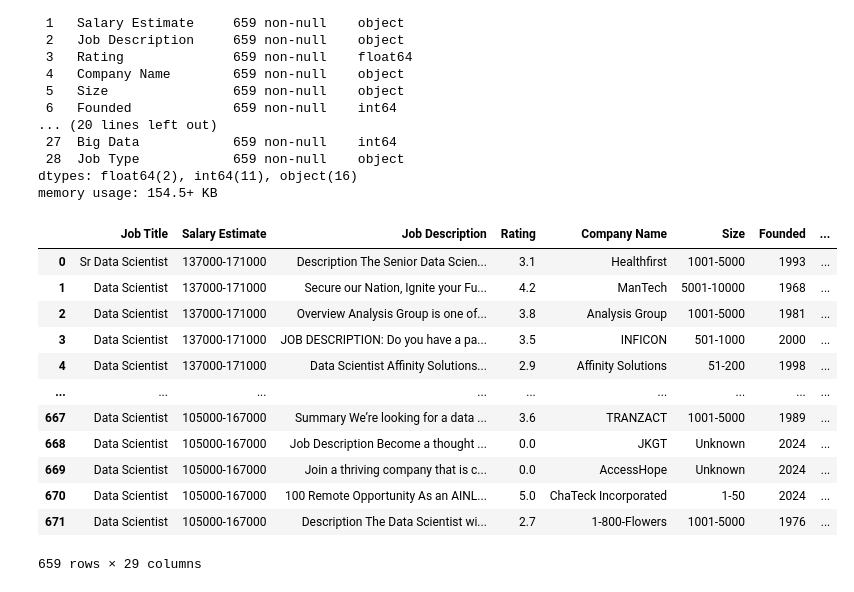
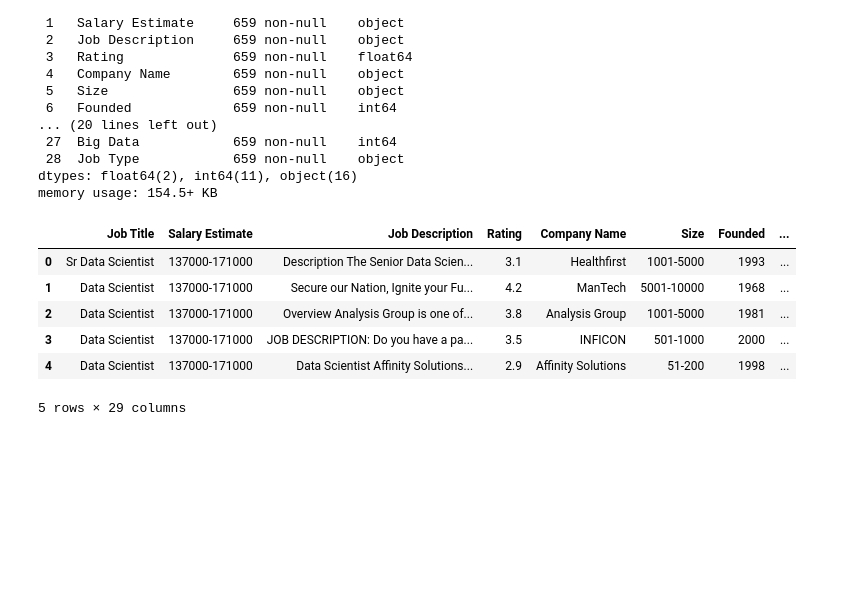
Before and after one commit to ekirush/Portfolio, a Jupyter notebook: DATA CLEANING/DATA CLEANING - Data Science Job Posting on Glassdoor.ipynb, the cells around one changed output. Saved outputs shown, nothing was run; the diff lists cells and outputs as text; code cells hidden in the pictures; blank space fills up the shorter version.

Commit message:
Updated glassdoor

```diff
--- a/DATA CLEANING/DATA CLEANING - Data Science Job Posting on Glassdoor.ipynb
+++ b/DATA CLEANING/DATA CLEANING - Data Science Job Posting on Glassdoor.ipynb
@@ -23,7 +33,7 @@ for dirname, _, filenames in os.walk('/kaggle/input'):
 import re
 from datetime import datetime
 # %%
-data = pd.read_csv('/kaggle/input/data-science-job-posting-on-glassdoor/Uncleaned_DS_jobs.csv',index_col="index")
+data = pd.read_csv('/home/ekirush/Documents/MyPortfolio/Portfolio/DATA CLEANING/Uncleaned_DS_jobs.csv',index_col="index")
 # data2 = pd.read_csv('/kaggle/input/data-science-job-posting-on-glassdoor/Cleaned_DS_Jobs.csv')
 data.head(10)
 # %% [output]
@@ -851,18 +861,12 @@ memory usage: 154.5+ KB
 # Trimming string data in the dataset
 data = data.apply(lambda x: x.strip() if isinstance(x,str) else x)
 # %%
-data
+data.head()
 # %% [output]
 |  | Job Title | Salary Estimate | Job Description | Rating | Company Name | Size | Founded | ... |
 | 0 | Sr Data Scientist | 137000-171000 | Description The Senior Data Scien... | 3.1 | Healthfirst | 1001-5000 | 1993 | ... |
 | 1 | Data Scientist | 137000-171000 | Secure our Nation, Ignite your Fu... | 4.2 | ManTech | 5001-10000 | 1968 | ... |
 | 2 | Data Scientist | 137000-171000 | Overview Analysis Group is one of... | 3.8 | Analysis Group | 1001-5000 | 1981 | ... |
 | 3 | Data Scientist | 137000-171000 | JOB DESCRIPTION: Do you have a pa... | 3.5 | INFICON | 501-1000 | 2000 | ... |
 | 4 | Data Scientist | 137000-171000 | Data Scientist Affinity Solutions... | 2.9 | Affinity Solutions | 51-200 | 1998 | ... |
-| ... | ... | ... | ... | ... | ... | ... | ... | ... |
-| 667 | Data Scientist | 105000-167000 | Summary We’re looking for a data ... | 3.6 | TRANZACT | 1001-5000 | 1989 | ... |
-| 668 | Data Scientist | 105000-167000 | Job Description Become a thought ... | 0.0 | JKGT | Unknown | 2024 | ... |
-| 669 | Data Scientist | 105000-167000 | Join a thriving company that is c... | 0.0 | AccessHope | Unknown | 2024 | ... |
-| 670 | Data Scientist | 105000-167000 | 100 Remote Opportunity As an AINL... | 5.0 | ChaTeck Incorporated | 1-50 | 2024 | ... |
-| 671 | Data Scientist | 105000-167000 | Description The Data Scientist wi... | 2.7 | 1-800-Flowers | 1001-5000 | 1976 | ... |
-659 rows × 29 columns
+5 rows × 29 columns
```
Also changed, not shown: parts of 4 cells of this notebook, 4 other files.
